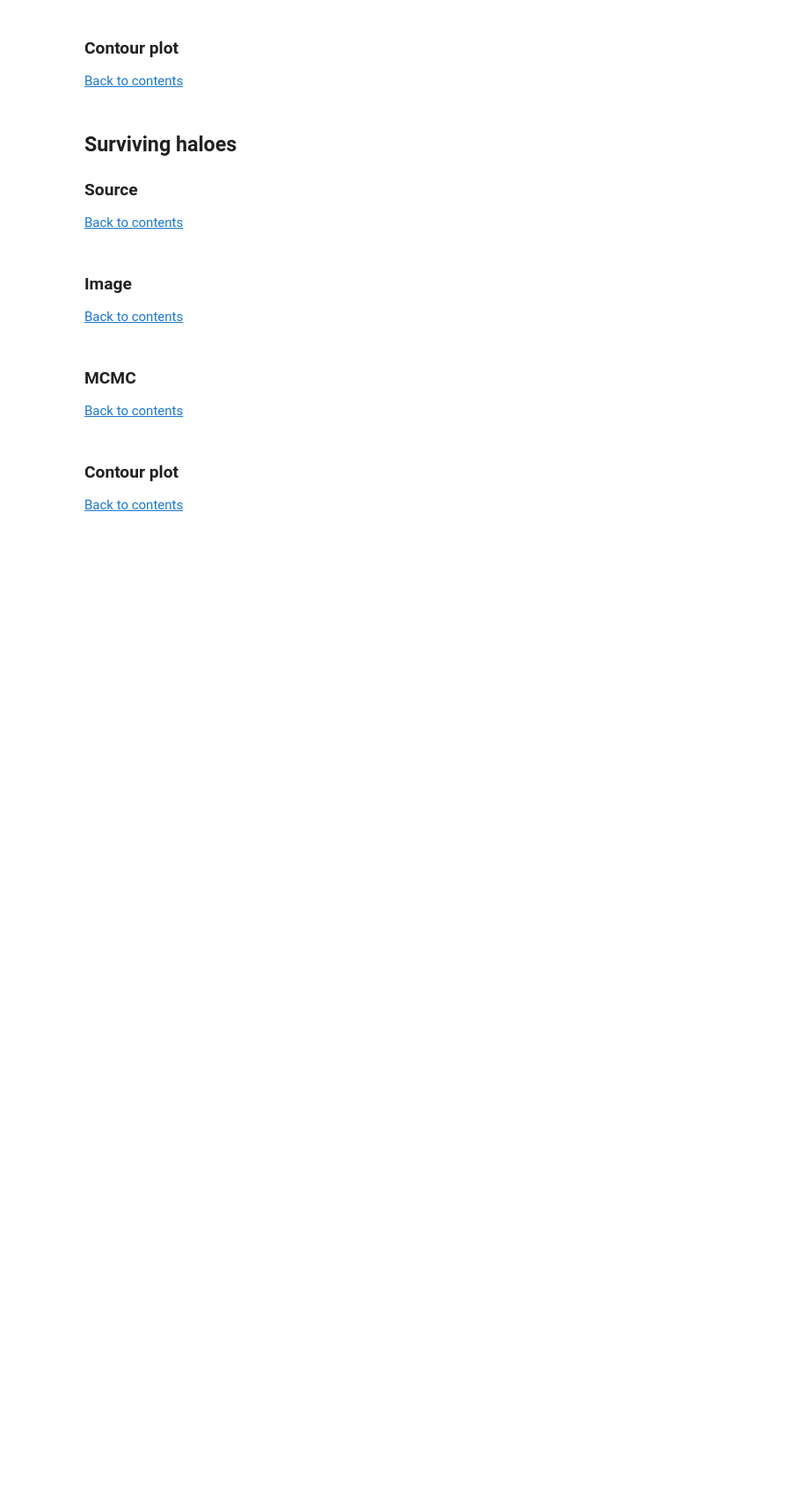
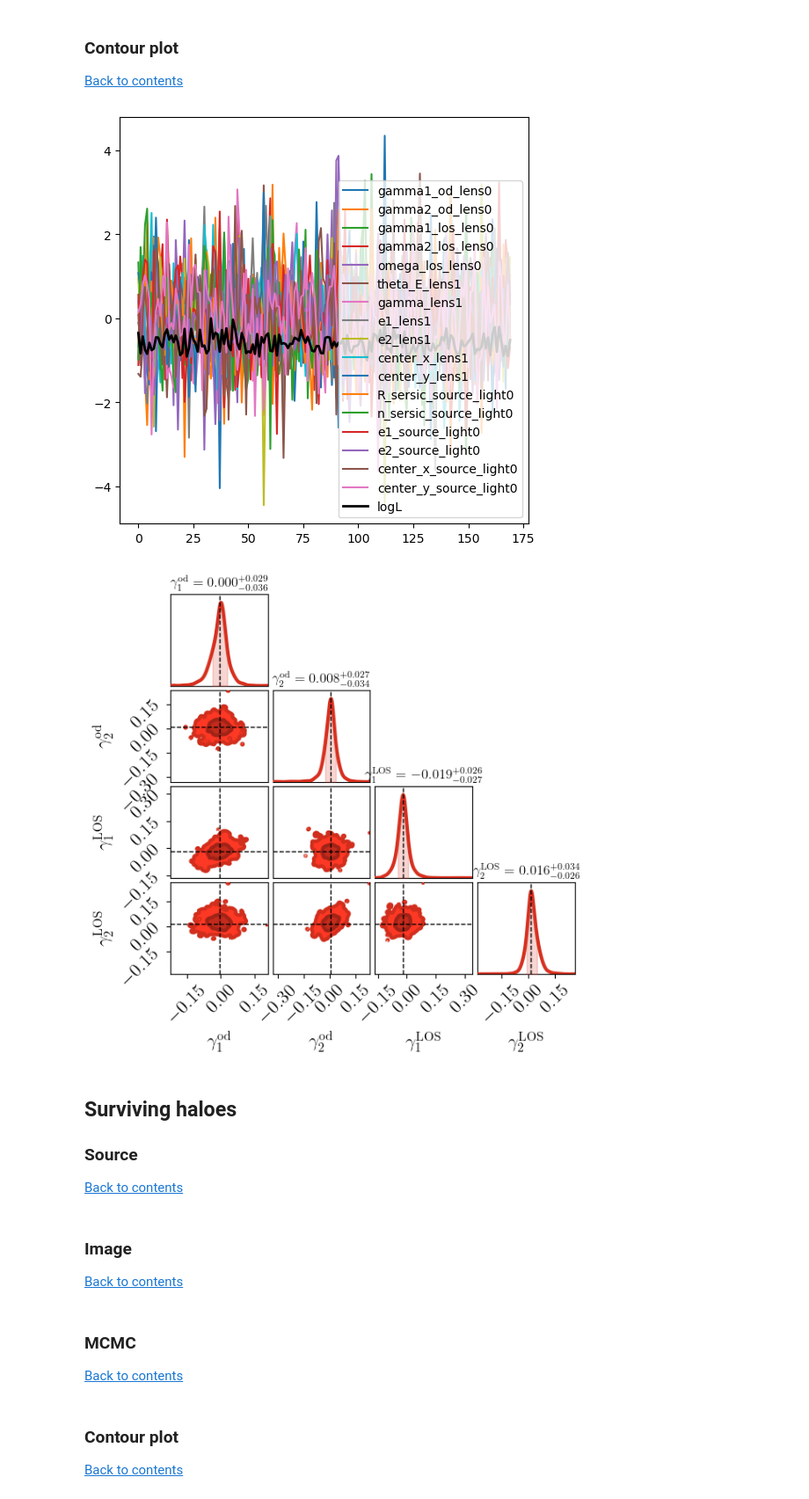
Before and after one commit to nataliehogg/los_proof_of_concept, a Jupyter notebook: distributed_haloes_analysis.ipynb, the cells around one changed output. Shown at 88% size. Saved outputs shown, nothing was run; the diff lists cells and outputs as text; code cells hidden in the pictures; blank space fills up the shorter version.

```diff
--- a/distributed_haloes_analysis.ipynb
+++ b/distributed_haloes_analysis.ipynb
@@ -40,7 +40,7 @@ from matplotlib import rc, rcParams, rcParamsDefault
 # cosmology
 from colossus.cosmology import cosmology as colcos
 from colossus.lss import mass_function
-from chainconsumer import ChainConsumer
+from chainconsumer import ChainConsumer, Chain, PlotConfig, Truth
 from astropy.table import Table
 
 # monitoring
@@ -51,9 +51,9 @@ warnings.filterwarnings('ignore')
 # show figures inline
 %matplotlib inline
 
-outpath  = r'/home/natalie/Documents/Projects/los_effects/proof_of_concept/figures/distributed_haloes/'
+outpath = r'/home/nataliehogg/Documents/Projects/dist_haloes/proof_of_concept_repo/'
 
-job_name = 'v2'
+job_name = 'test_for_theo'
 
 # maintain same settings as the population was generated with
 theta_E  = 1.5
@@ -97,9 +97,9 @@ matplotlib.rcParams.update({'font.size': 18})
 ### Global MCMC settings
 # %%
 sampler      = 'ZEUS'
-walker_ratio = 2    # number of walkers per parameter
-n_burn       = 5   # number of burn-in steps
-n_run        = 5   # number of sampling steps
+walker_ratio = 100    # number of walkers per parameter
+n_burn       = 10   # number of burn-in steps
+n_run        = 10  # number of sampling steps
 sigma_scale  = 0.001  # multiplies the initial spread of each parameter
 
 param_sigma  = 0.1 # expected standard deviation of sampled shears
@@ -376,9 +382,8 @@ fitting_seq = FittingSequence(kwargs_data_joint, kwargs_model, kwargs_constraint
                               kwargs_likelihood, kwargs_params)
 
 # when running with zeus we use different settings
-fitting_kwargs_list = [['MCMC',
-                        {'sampler_type': sampler,
-                         'n_burn': n_burn,
+fitting_kwargs_list = [['zeus',
+                        {'n_burn': n_burn,
                          'n_run': n_run,
                          'walkerRatio': walker_ratio,
                          #'threadCount': ncpu,
@@ -388,6 +393,7 @@ fitting_kwargs_list = [['MCMC',
                          'backend_filename': outpath + 'chains/'
                          + job_name + '_total_'+sampler+'.h5'}]]
 
+
 chain_list = fitting_seq.fit_sequence(fitting_kwargs_list)
 kwargs_result = fitting_seq.best_fit()
 
@@ -496,4 +532,32 @@ n, num_param = np.shape(samples_mcmc_total)
 ### Contour plot <a name="tc"> </a>
 
  [Back to contents](#contents)
+# %%
+c = ChainConsumer()
+
+df = pd.DataFrame.from_dict({par: val for par, val in zip(labels, samples_mcmc_total.T)})
+
+shears_df = df.loc[:,[r'$\gamma^{\rm od}_1$',r'$\gamma^{\rm od}_2$',
+                      r'$\gamma^{\rm LOS}_1$',r'$\gamma^{\rm LOS}_2$']]
+
+c.add_chain(Chain(samples=shears_df, name='zeus',
+                  shade=True, color=warm[2],
+                  shade_gradient = 0.4, linewidth=3.0))
+
+c.set_plot_config(PlotConfig(max_ticks = 4, flip=False,
+                             serif=True, usetex=True,
+                             label_font_size=16, tick_font_size=16,
+                             spacing=1.0, summarise=True,
+                             legend_color_text=False))
+
+c.add_truth(Truth(location={r'$\gamma^{\rm od}_1$': expected_values[0],
+                            r'$\gamma^{\rm od}_2$': expected_values[1],
+                            r'$\gamma^{\rm LOS}_1$': expected_values[2],
+                            r'$\gamma^{\rm LOS}_2$': expected_values[3],}))
+
+fig = c.plotter.plot(figsize=(6,6))
+plt.show()
+# %% [output]
+[figure, added]
+[figure, added]
 # %%
```
Also changed, not shown: parts of 15 cells of this notebook, 2 other files.
